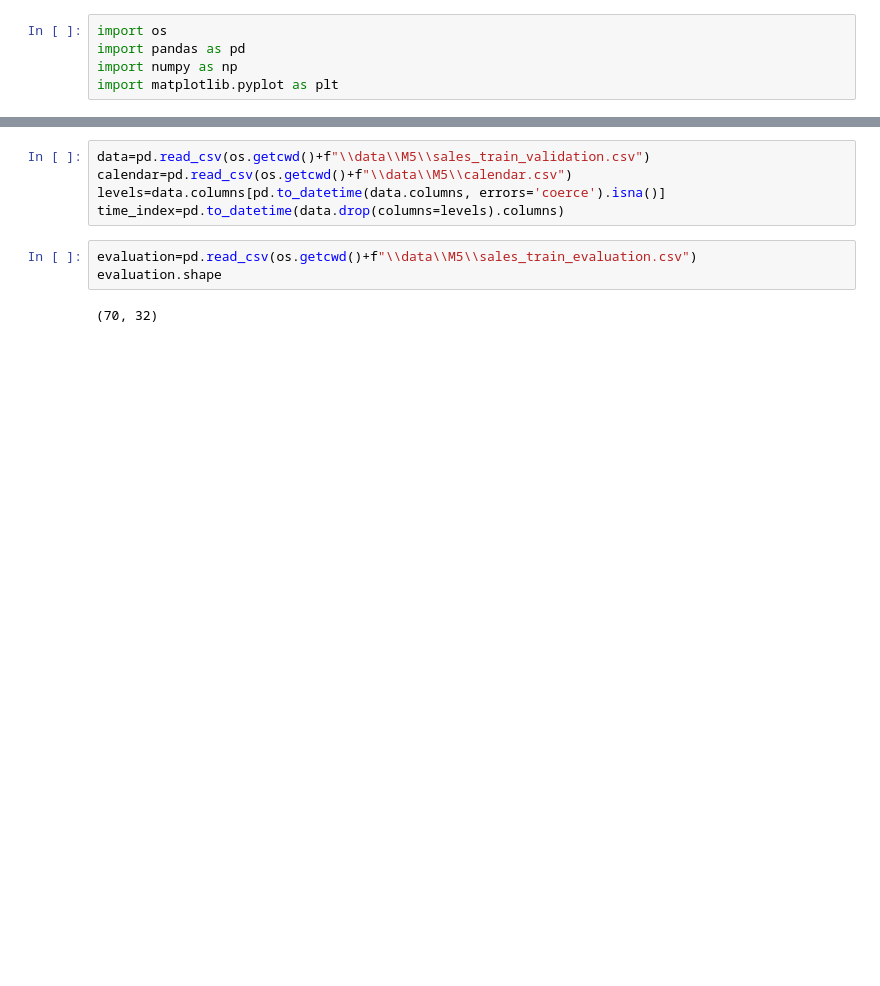
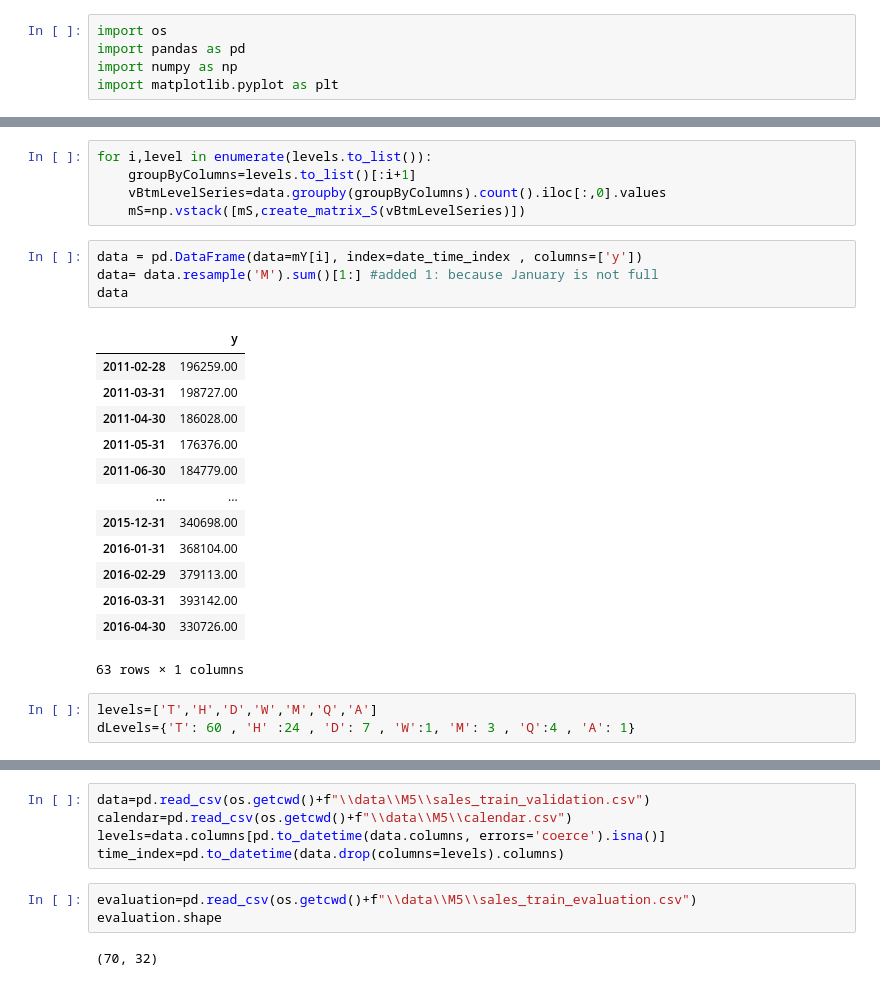
Before and after one commit to skoMarat/M5, a Jupyter notebook: temporal_notebook.ipynb, the cells around one changed output, grey strips where cells are left out. Saved outputs shown, nothing was run; the diff lists cells and outputs as text; blank space fills up the shorter version.

```diff
--- a/notebook.ipynb
+++ b/temporal_notebook.ipynb
@@ -246,0 +87,26 @@ plt.show()
+# %%
+for i,level in enumerate(levels.to_list()):
+    groupByColumns=levels.to_list()[:i+1]
+    vBtmLevelSeries=data.groupby(groupByColumns).count().iloc[:,0].values
+    mS=np.vstack([mS,create_matrix_S(vBtmLevelSeries)])
+# %%
+data = pd.DataFrame(data=mY[i], index=date_time_index , columns=['y'])
+data= data.resample('M').sum()[1:] #added 1: because January is not full
+data
+# %% [output]
+|  | y |
+| 2011-02-28 | 196259.00 |
+| 2011-03-31 | 198727.00 |
+| 2011-04-30 | 186028.00 |
+| 2011-05-31 | 176376.00 |
+| 2011-06-30 | 184779.00 |
+| ... | ... |
+| 2015-12-31 | 340698.00 |
+| 2016-01-31 | 368104.00 |
+| 2016-02-29 | 379113.00 |
+| 2016-03-31 | 393142.00 |
+| 2016-04-30 | 330726.00 |
+63 rows × 1 columns
+# %%
+levels=['T','H','D','W','M','Q','A']
+dLevels={'T': 60 , 'H' :24 , 'D': 7 , 'W':1, 'M': 3 , 'Q':4 , 'A': 1}
```
Also changed, not shown: parts of 42 cells of this notebook, 4 other files.
